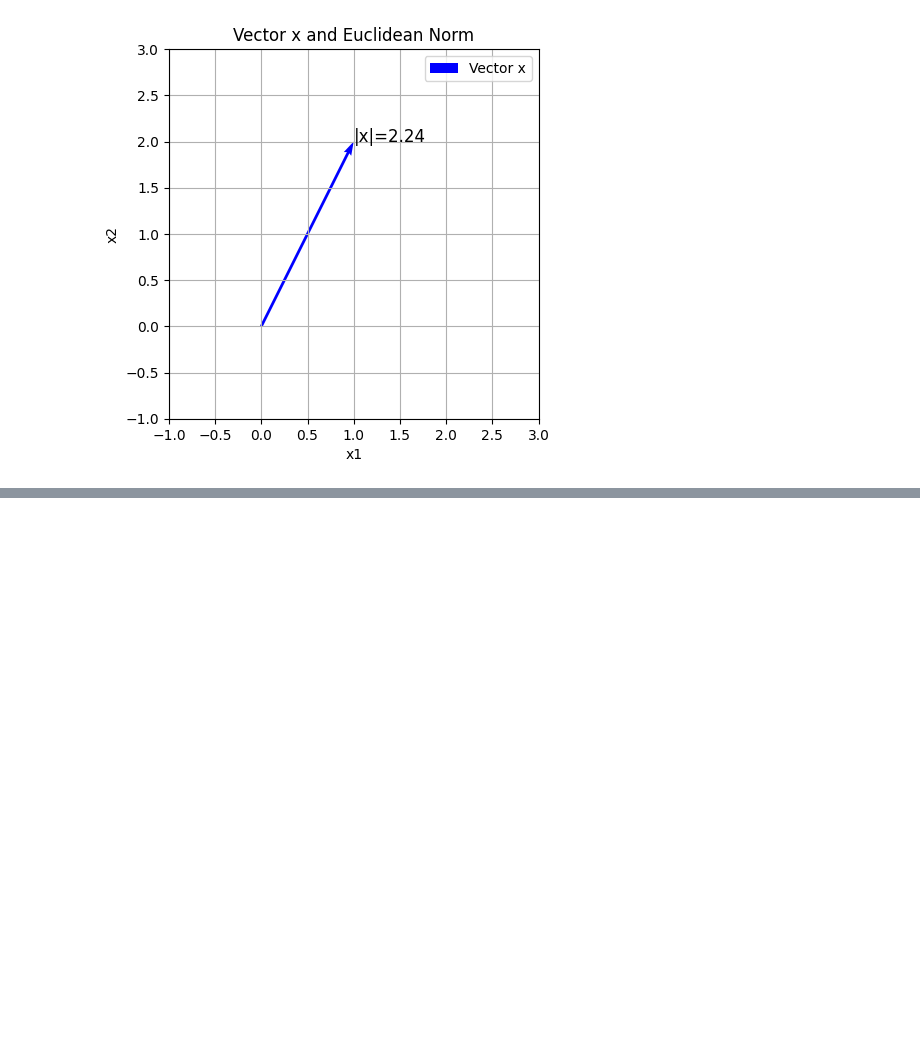
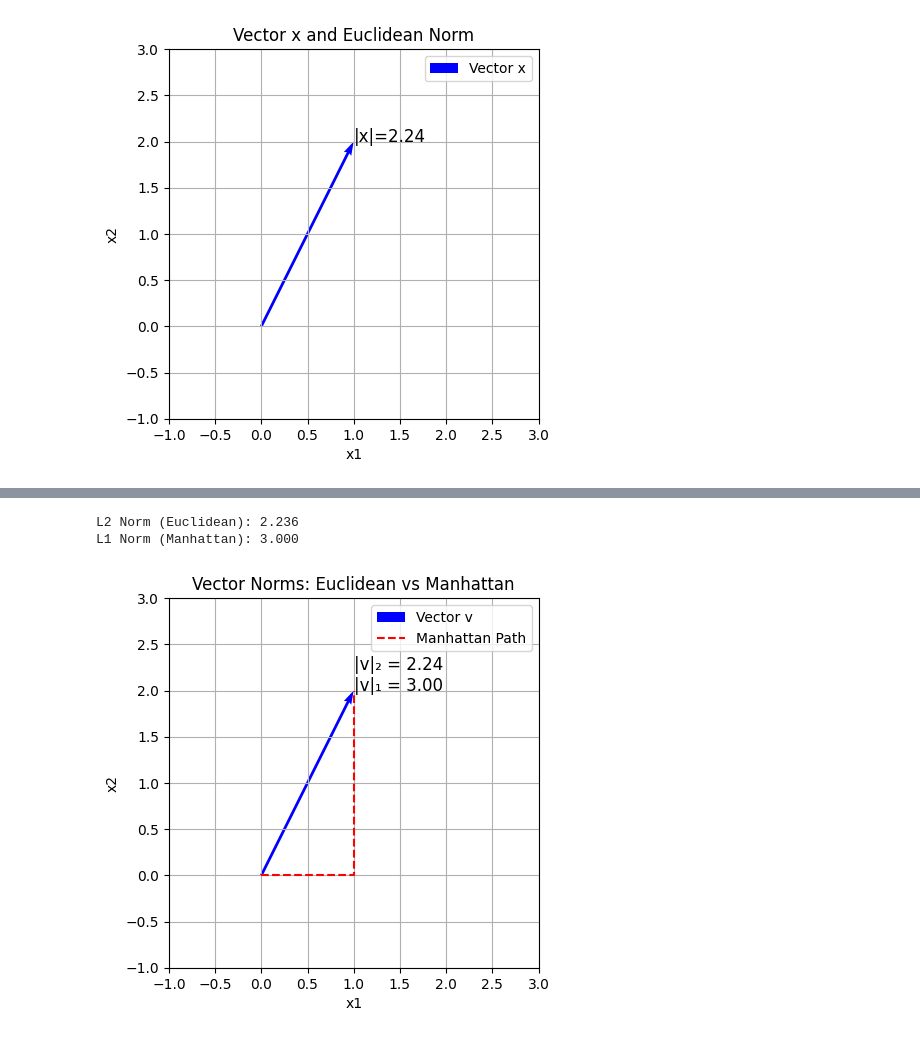
Before and after one commit to BerkleyLim/ai_edu, a Jupyter notebook: based/1weeks/250705.ipynb, the cells around one changed output, grey strips where cells are left out. Cells and saved outputs as stored; diff of their text form; code cells hidden in the pictures; blank space fills up the shorter version.

Commit message:
docs: 리뷰 추가
- Vector & Norm
- 이론 실습

```diff
--- a/based/1weeks/250705.ipynb
+++ b/based/1weeks/250705.ipynb
@@ -300,0 +320,36 @@ plt.show()
+# %%
+import numpy as np
+import matplotlib.pyplot as plt
+
+# 벡터 정의
+v = np.array([1, 2])
+
+# Norm 계산
+l2 = np.linalg.norm(v, ord=2)
+l1 = np.linalg.norm(v, ord=1)
+
+print(f"L2 Norm (Euclidean): {l2:.3f}")
+print(f"L1 Norm (Manhattan): {l1:.3f}")
+
+# 시각화
+origin = [0], [0]
+
+plt.quiver(*origin, v[0], v[1], angles='xy', scale_units='xy', scale=1, color='blue', label='Vector v')
+plt.text(v[0], v[1], f"|v|₂ = {l2:.2f}\n|v|₁ = {l1:.2f}", fontsize=12)
+
+# 격자 기준선 추가
+plt.plot([0, v[0], v[0]], [0, 0, v[1]], 'r--', label='Manhattan Path')
+
+plt.xlim(-1, 3)
+plt.ylim(-1, 3)
+plt.gca().set_aspect('equal', adjustable='box')
+plt.grid(True)
+plt.legend()
+plt.title("Vector Norms: Euclidean vs Manhattan")
+plt.xlabel("x1")
+plt.ylabel("x2")
+plt.show()
+# %% [output]
+L2 Norm (Euclidean): 2.236
+L1 Norm (Manhattan): 3.000
+[figure, added]
```
Also changed, not shown: parts of 1 cell of this notebook.
